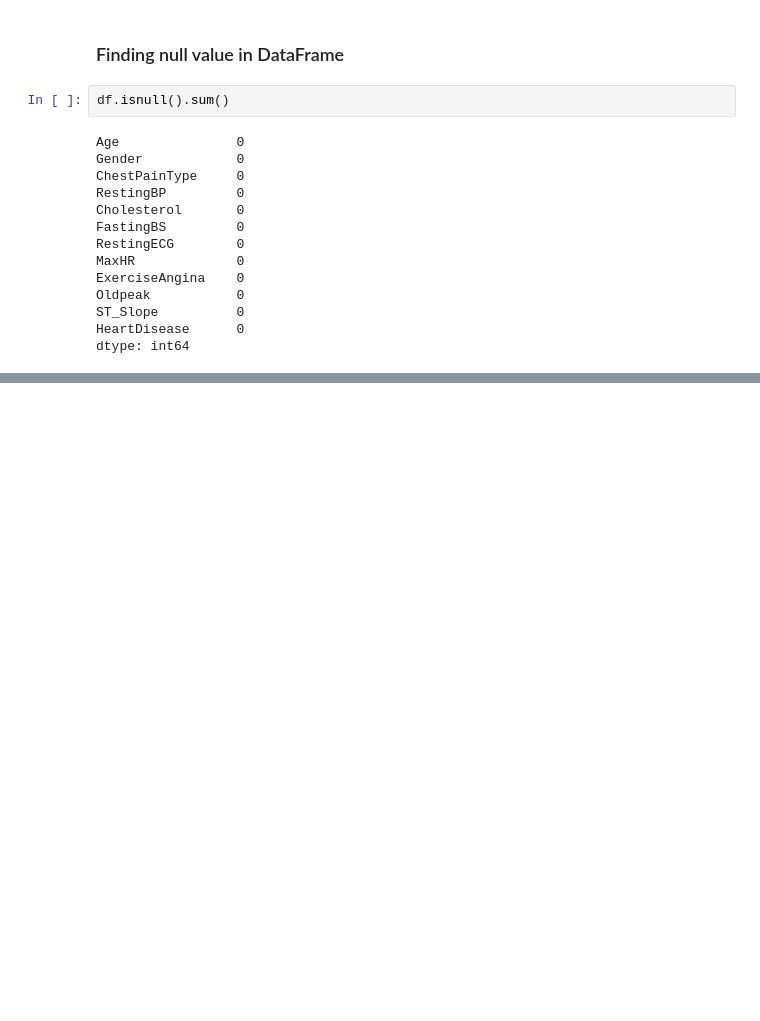
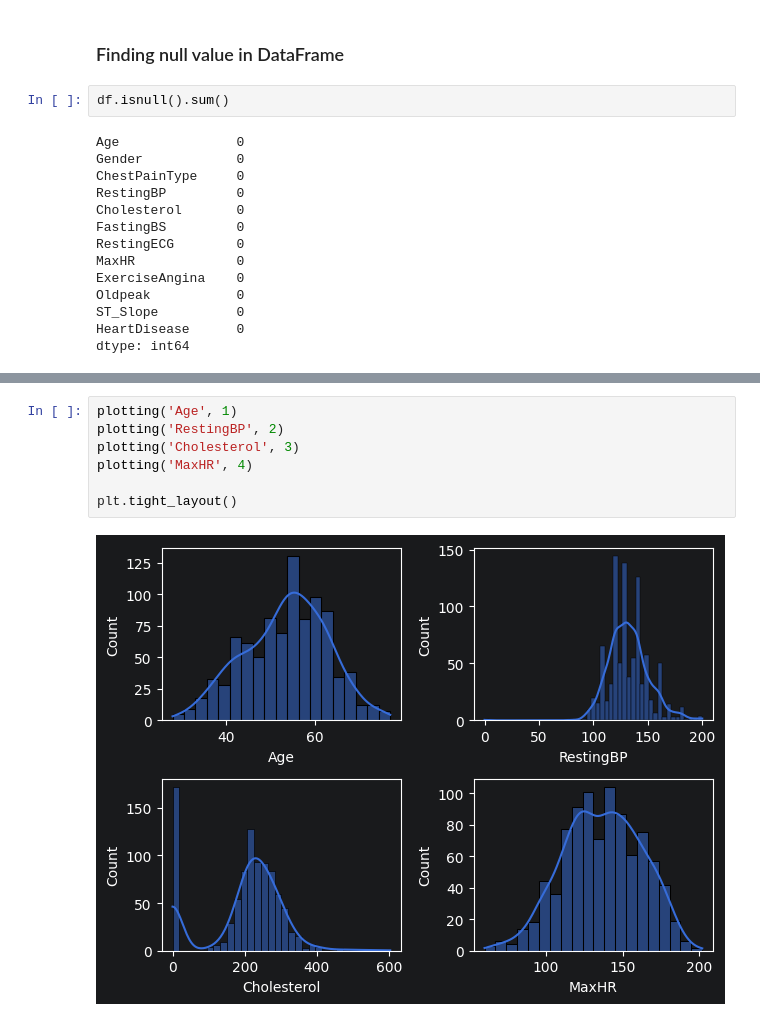
Before and after one commit to Zafar-Ashfak/Machine-Learning, a Jupyter notebook: heart.ipynb, the cells around one changed output, grey strips where cells are left out. Cells and saved outputs as stored; diff of their text form; blank space fills up the shorter version.

```diff
--- a/heart.ipynb
+++ b/heart.ipynb
@@ -90,0 +114,9 @@ dtype: int64
+# %%
+plotting('Age', 1)
+plotting('RestingBP', 2)
+plotting('Cholesterol', 3)
+plotting('MaxHR', 4)
+
+plt.tight_layout()
+# %% [output]
+[figure, added]
```
Also changed, not shown: parts of 5 cells of this notebook.
